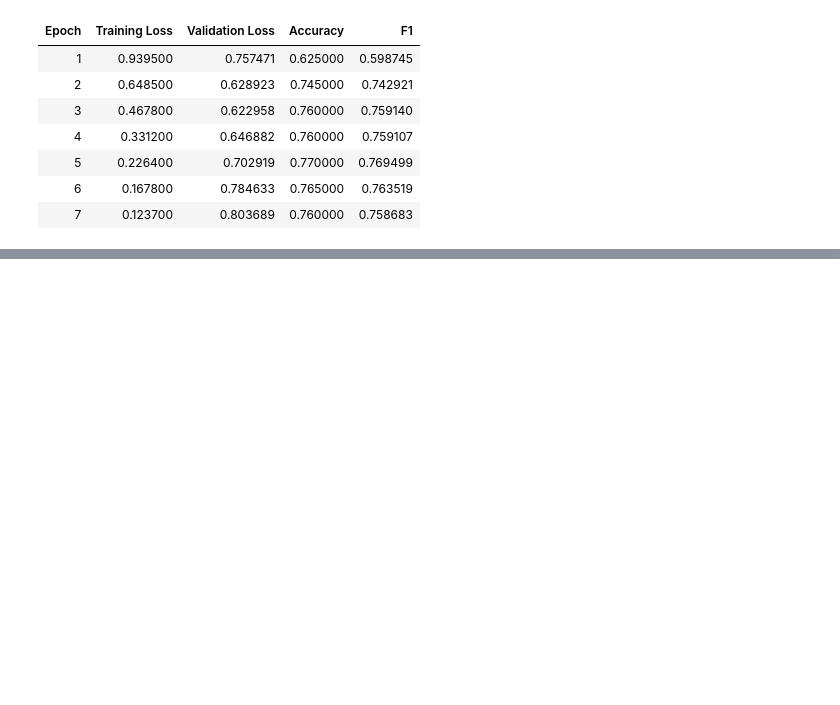
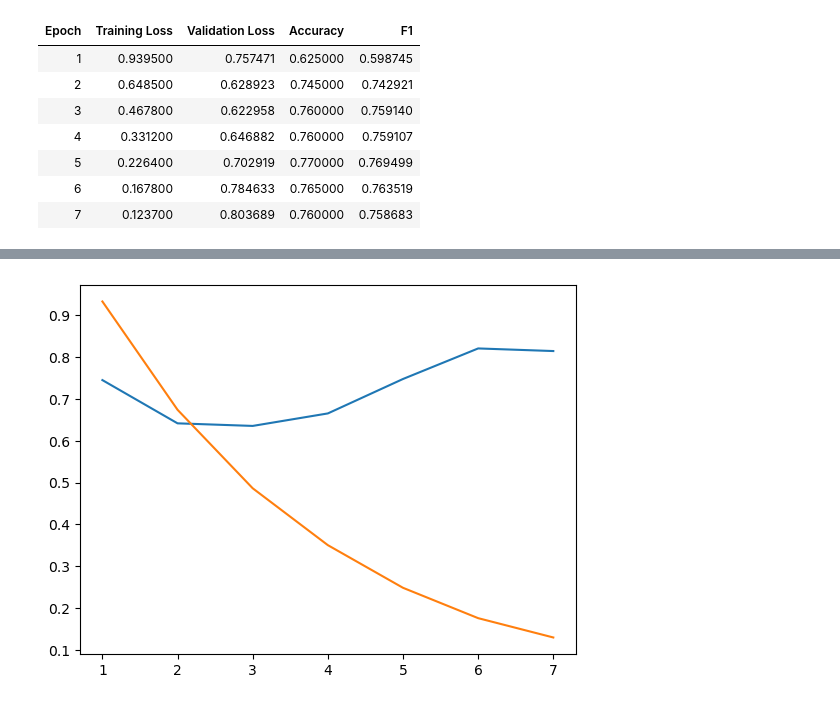
Before and after one commit to rldekkers/thesis-msc-data-science, a Jupyter notebook: 3_models.ipynb, the cells around one changed output, grey strips where cells are left out. Cells and saved outputs as stored; diff of their text form; code cells hidden in the pictures; blank space fills up the shorter version.

```diff
--- a/3_models.ipynb
+++ b/3_models.ipynb
@@ -166,3 +192,11 @@ Name: proportion, dtype: float64
 # Luo et al. note using a max_seq_length=256 (but don't expalain why) in Appendix H (p. 3312). They truncate all characters after it.
 # can be found in...
 # model_base.config.max_position_embeddings (default = 512)
+# %%
+# experimenting with output of full context in structure: [CLS] preced. context, sentence, postced. context [SEP]
+
+config = models['bert_base_full']
+
+output = datasets[config['dataset_type']].map(lambda batch: config['tokenizer'](text=batch["sentence"], padding=True, truncation=True), batched=True, batch_size=None)
+
+output['train']['input_ids'][0]
@@ -171,6 +223,7 @@ Name: proportion, dtype: float64
 for model, config in models.items():
     models[model]['tokenizer'] = AutoTokenizer.from_pretrained(config['ckpt'])
 
+# Define tokenizer variants (for incorporating context)
 def tokenize(batch, tokenizer, context=None):
     if context == None:
         return tokenizer(batch["sentence"], padding=True, truncation=True)
@@ -178,6 +231,8 @@ def tokenize(batch, tokenizer, context=None):
         return tokenizer(text=batch["context_before"], text_pair=batch["sentence"], padding=True, truncation=True)
     elif context == 'after':
         return tokenizer(text=batch["sentence"], text_pair=batch["context_after"], padding=True, truncation=True)
+    elif context == 'full':
+        return tokenizer(text=batch["sentence"], padding=True, truncation=True)
 
 # Tokenize
 for model, config in models.items():
@@ -714,0 +456,10 @@ def train():
+# %%
+# Specify model
+model_name = 'droberta_base'
+config = models[model_name]
+
+# Construct folder path
+folder_path = dir_models / config['output_name'] / f'checkpoint-{total_steps(config)}'
+
+if not folder_path.exists():
+    raise FileNotFoundError("Folder does not exist. Perhaps the location is incorrect, or the model was not trained, or the checkpoint-step number is incorrect?")
@@ -714,0 +495,20 @@ def train():
+# %%
+
+log_path = folder_path / 'trainer_state.json'
+if not log_path.exists():
+    raise FileNotFoundError("'trainer_state.json' not found.")
+
+with open(log_path) as file:
+    log = json.load(file)
+
+# Collect metrics per epoch
+log_metrics = {}
+for metric in ['eval_f1', 'eval_accuracy', 'eval_loss', 'loss']:
+    log_metrics[metric] = {entry['epoch']: entry[metric] for entry in log['log_history'] if metric in entry}
+# %%
+fig, ax = plt.subplots()
+
+for metric in ['eval_loss', 'loss']:
+    ax.plot( log_metrics[metric].keys(), log_metrics[metric].values() )
+# %% [output]
+[figure, added]
```
Also changed, not shown: parts of 77 cells of this notebook, 2 other files.
